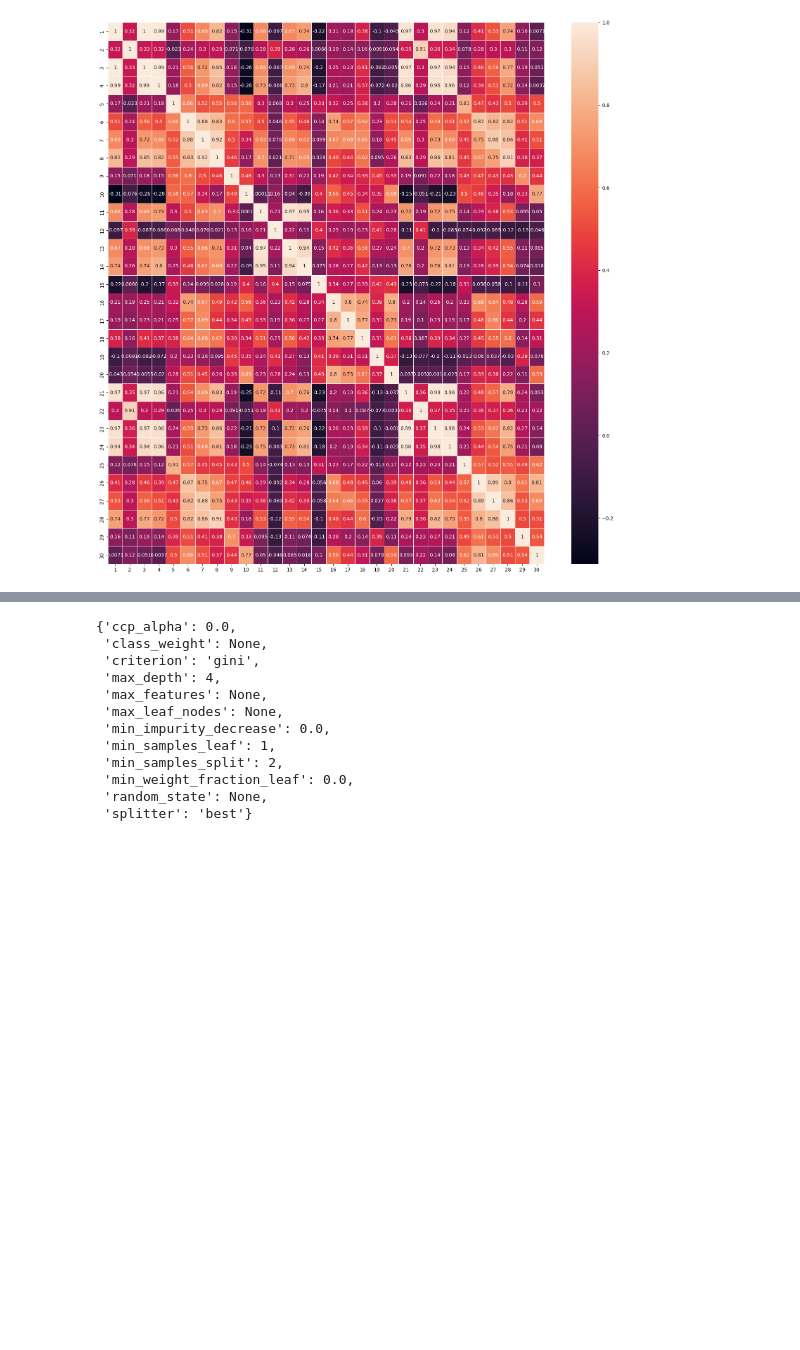
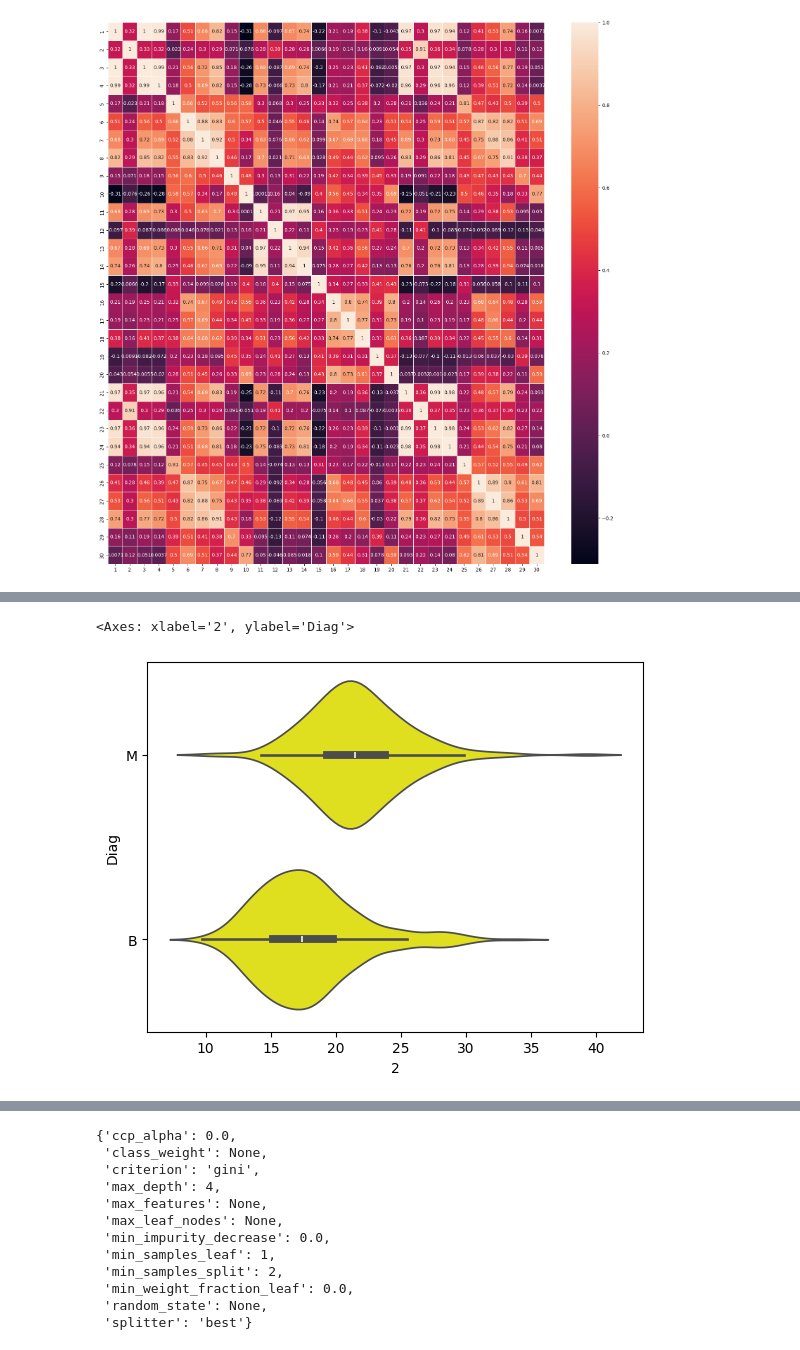
Before and after one commit to trungphap/bcw, a Jupyter notebook: breast_cancer.ipynb, the cells around one changed output, grey strips where cells are left out. Saved outputs shown, nothing was run; the diff lists cells and outputs as text; code cells hidden in the pictures; blank space fills up the shorter version.

```diff
--- a/breast_cancer.ipynb
+++ b/breast_cancer.ipynb
@@ -96,0 +97,5 @@ sns.heatmap(X.corr(),linewidths=0.5, annot=True, ax =ax)
+# %%
+sns.violinplot(data = bcdf, x='2', y ='Diag', color ='Yellow')
+# %% [output]
+<Axes: xlabel='2', ylabel='Diag'>
+[figure, added]
```
Also changed, not shown: parts of 11 cells of this notebook.
